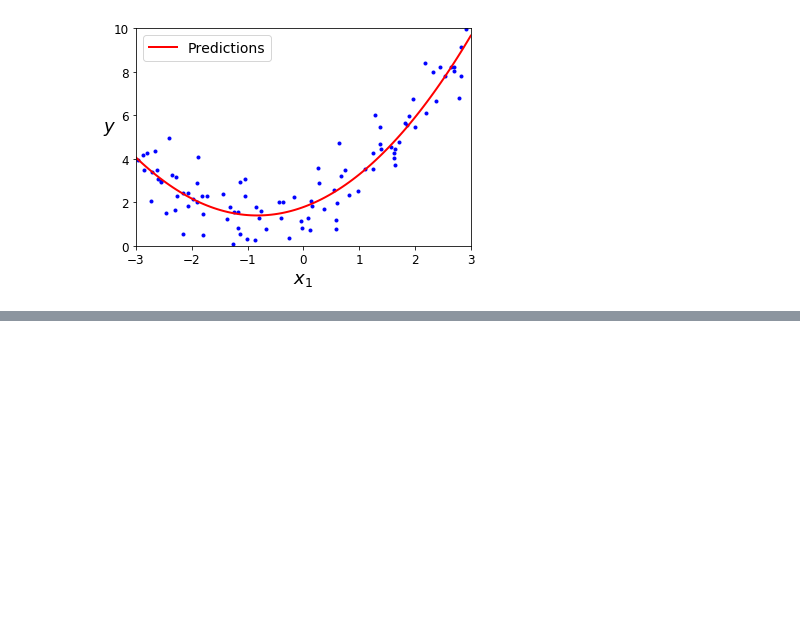
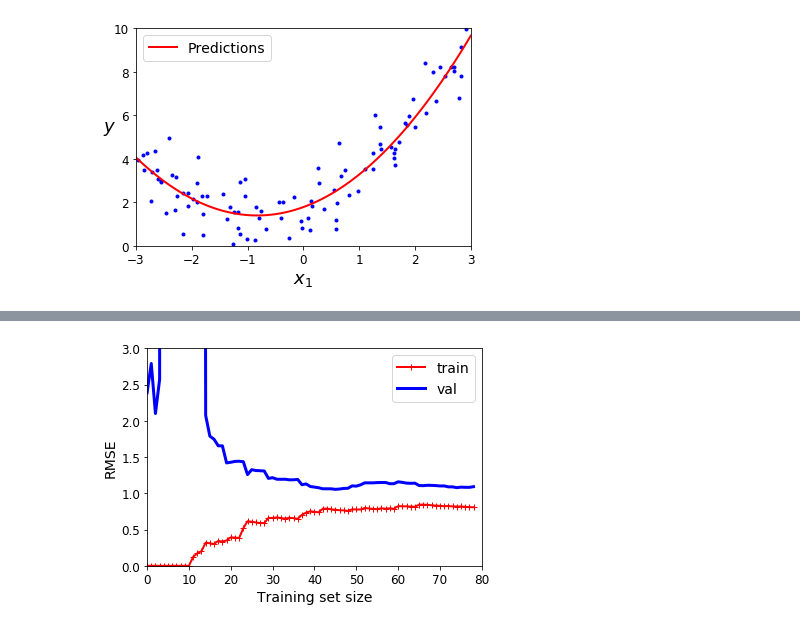
Before and after one commit to thephet/handson_ml, a Jupyter notebook: 04_training_linear_models.ipynb, the cells around one changed output, grey strips where cells are left out. Cells and saved outputs as stored; diff of their text form; code cells hidden in the pictures; blank space fills up the shorter version.

```diff
--- a/04_training_linear_models.ipynb
+++ b/04_training_linear_models.ipynb
@@ -287,0 +339,13 @@ plt.show()
+# %%
+from sklearn.pipeline import Pipeline
+
+polynomial_regression = Pipeline([
+        ("poly_features", PolynomialFeatures(degree=10, include_bias=False)),
+        ("lin_reg", LinearRegression()),
+    ])
+
+plot_learning_curves(polynomial_regression, X, y)
+plt.axis([0, 80, 0, 3])           # not shown
+plt.show()                        # not shown
+# %% [output]
+[figure, added]
```
Also changed, not shown: parts of 25 cells of this notebook.
